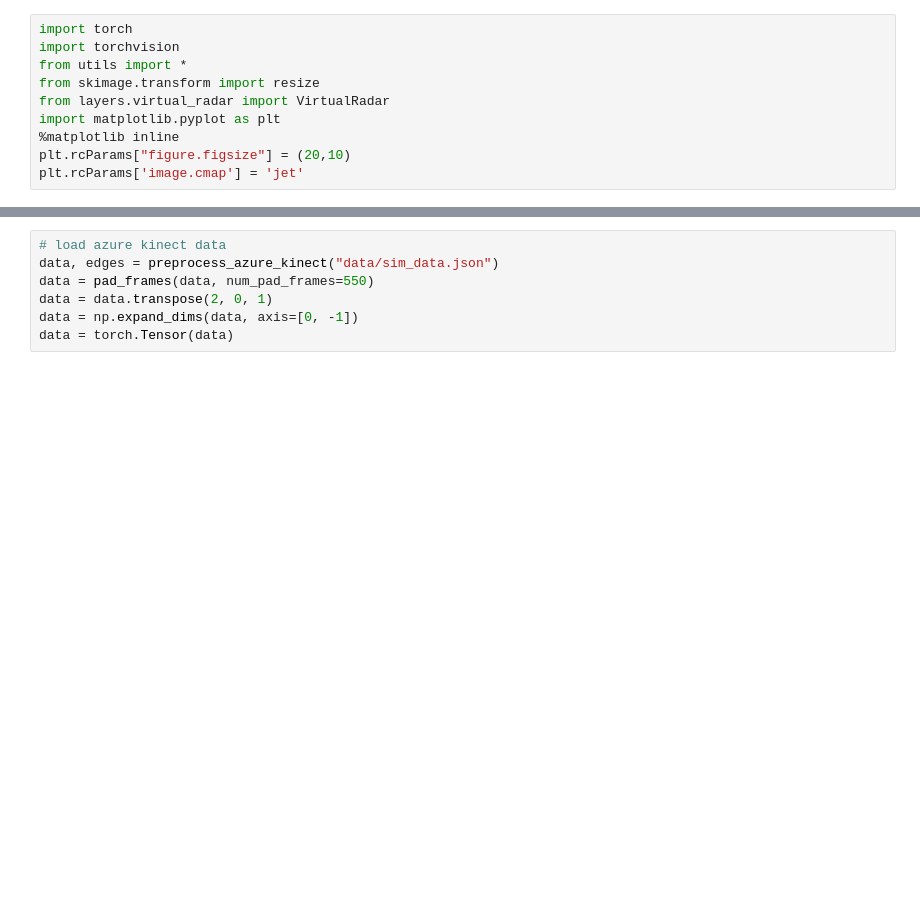
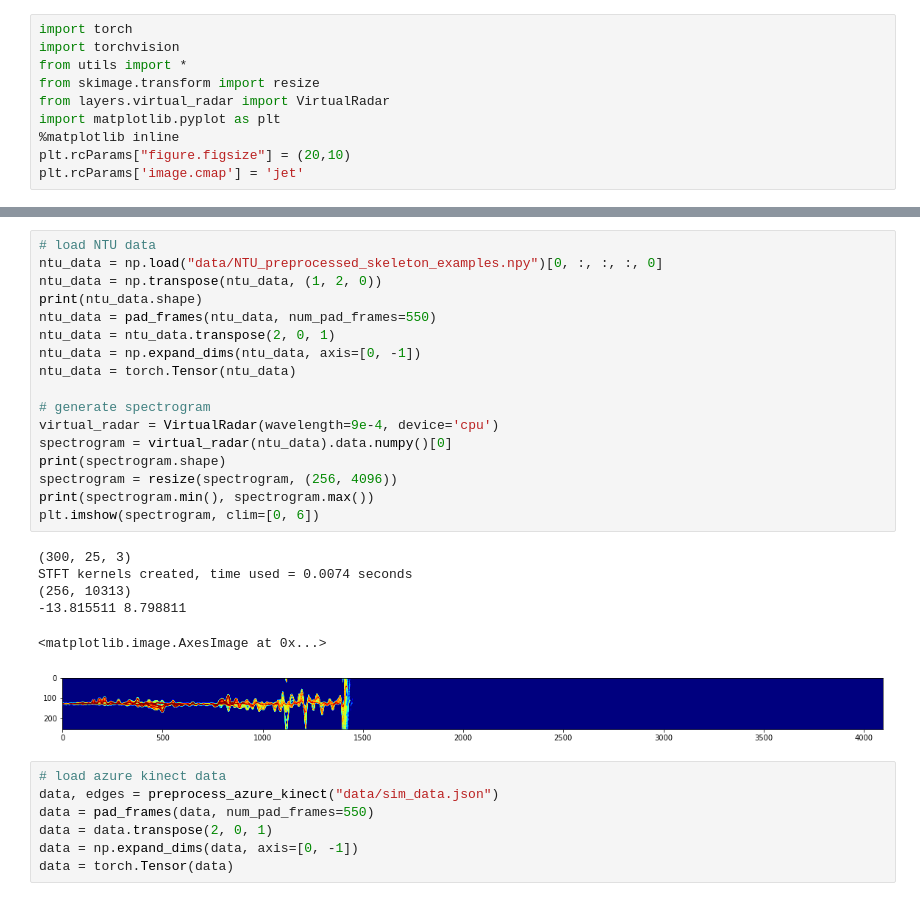
Before and after one commit to itskalvik/skeleton-action-recognition, a Jupyter notebook: virtual_radar_example.ipynb, the cells around one changed output, grey strips where cells are left out. Drawn from its saved outputs; the diff is of its cells as text; blank space fills up the shorter version.

```diff
--- a/virtual_radar_example.ipynb
+++ b/virtual_radar_example.ipynb
@@ -34,3 +57,27 @@ plt.rcParams['image.cmap'] = 'jet'
+# %%
+# load NTU data
+ntu_data = np.load("data/NTU_preprocessed_skeleton_examples.npy")[0, :, :, :, 0]
+ntu_data = np.transpose(ntu_data, (1, 2, 0))
+print(ntu_data.shape)
+ntu_data = pad_frames(ntu_data, num_pad_frames=550)
+ntu_data = ntu_data.transpose(2, 0, 1)
+ntu_data = np.expand_dims(ntu_data, axis=[0, -1])
+ntu_data = torch.Tensor(ntu_data)
+
+# generate spectrogram
+virtual_radar = VirtualRadar(wavelength=9e-4, device='cpu')
+spectrogram = virtual_radar(ntu_data).data.numpy()[0]
+print(spectrogram.shape)
+spectrogram = resize(spectrogram, (256, 4096))
+print(spectrogram.min(), spectrogram.max())
+plt.imshow(spectrogram, clim=[0, 6])
+# %% [output]
+(300, 25, 3)
+STFT kernels created, time used = 0.0074 seconds
+(256, 10313)
+-13.815511 8.798811
+<matplotlib.image.AxesImage at 0x...>
+[figure, added]
 # %%
 # load azure kinect data
 data, edges = preprocess_azure_kinect("data/sim_data.json")
```
Also changed, not shown: parts of 7 cells of this notebook.
